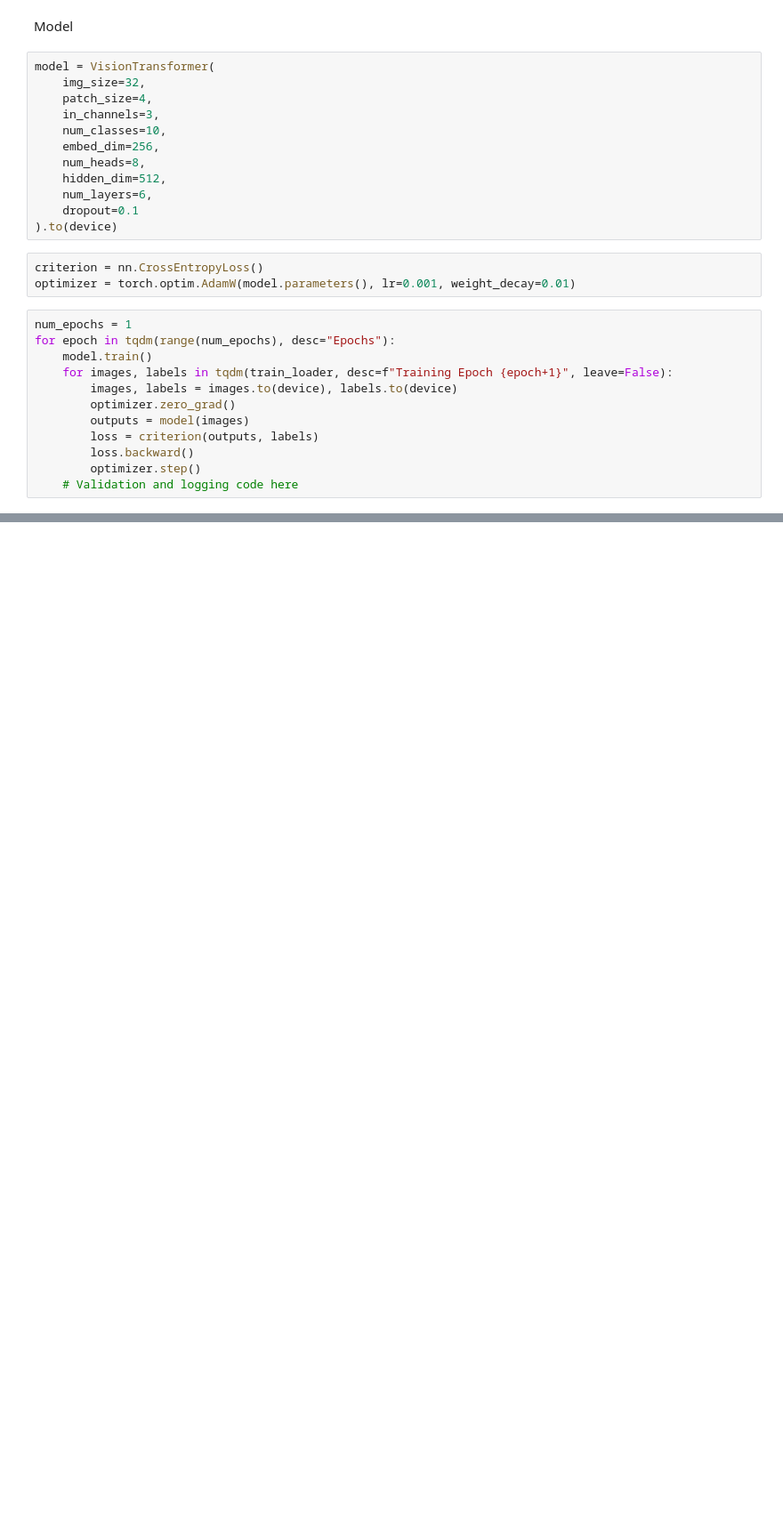
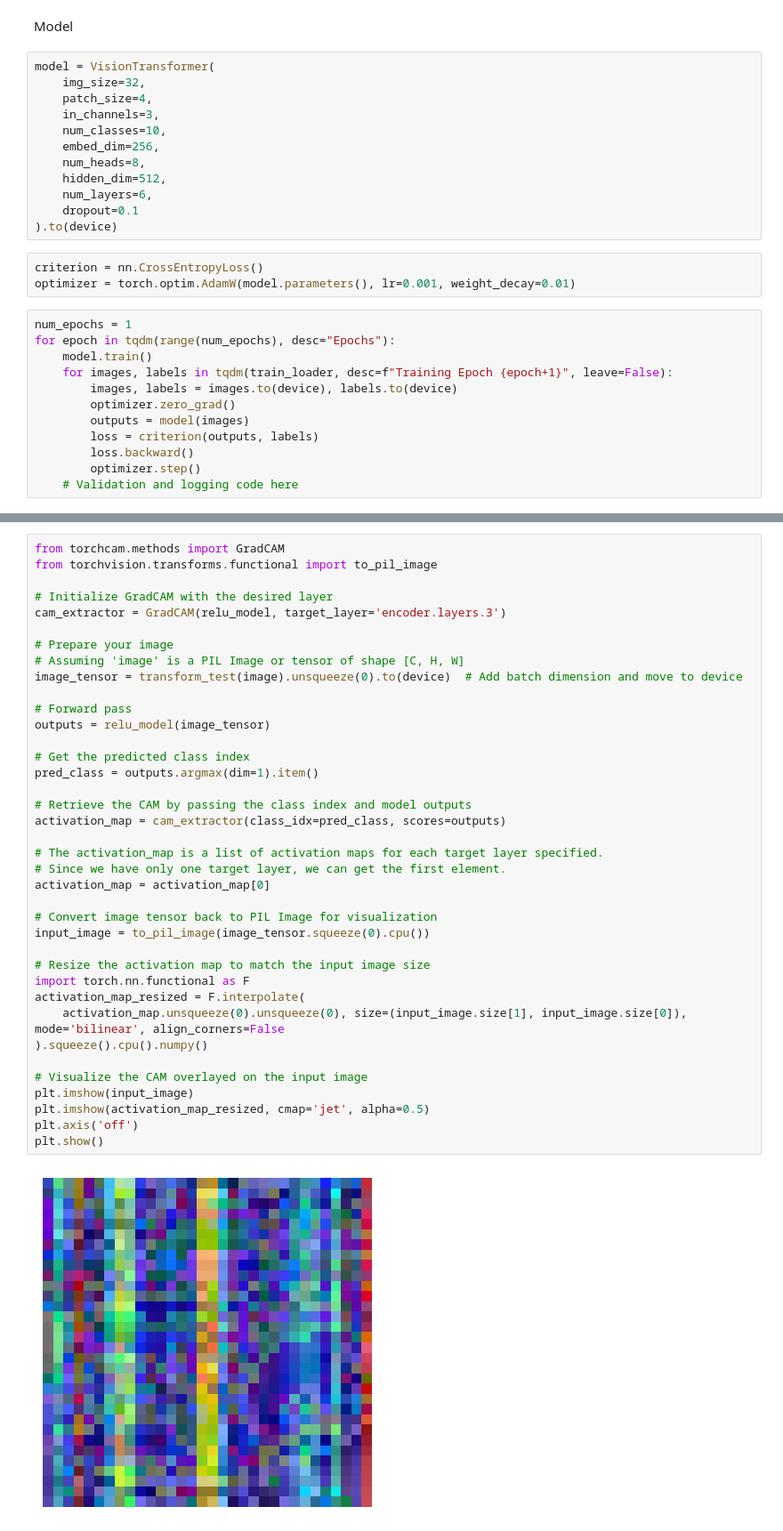
Before and after one commit to nutellapancake/Data_mining, a Jupyter notebook: notebooks/Data_loader.ipynb, the cells around one changed output, grey strips where cells are left out. Shown at 89% size. Saved outputs shown, nothing was run; the diff lists cells and outputs as text; blank space fills up the shorter version.

```diff
--- a/notebooks/Data_loader.ipynb
+++ b/notebooks/Data_loader.ipynb
@@ -76,0 +151,40 @@ for epoch in tqdm(range(num_epochs), desc="Epochs"):
+# %%
+from torchcam.methods import GradCAM
+from torchvision.transforms.functional import to_pil_image
+
+# Initialize GradCAM with the desired layer
+cam_extractor = GradCAM(relu_model, target_layer='encoder.layers.3')
+
+# Prepare your image
+# Assuming 'image' is a PIL Image or tensor of shape [C, H, W]
+image_tensor = transform_test(image).unsqueeze(0).to(device)  # Add batch dimension and move to device
+
+# Forward pass
+outputs = relu_model(image_tensor)
+
+# Get the predicted class index
+pred_class = outputs.argmax(dim=1).item()
+
+# Retrieve the CAM by passing the class index and model outputs
+activation_map = cam_extractor(class_idx=pred_class, scores=outputs)
+
+# The activation_map is a list of activation maps for each target layer specified.
+# Since we have only one target layer, we can get the first element.
+activation_map = activation_map[0]
+
+# Convert image tensor back to PIL Image for visualization
+input_image = to_pil_image(image_tensor.squeeze(0).cpu())
+
+# Resize the activation map to match the input image size
+import torch.nn.functional as F
+activation_map_resized = F.interpolate(
+    activation_map.unsqueeze(0).unsqueeze(0), size=(input_image.size[1], input_image.size[0]), mode='bilinear', align_corners=False
+).squeeze().cpu().numpy()
+
+# Visualize the CAM overlayed on the input image
+plt.imshow(input_image)
+plt.imshow(activation_map_resized, cmap='jet', alpha=0.5)
+plt.axis('off')
+plt.show()
+# %% [output]
+[figure, added]
```
Also changed, not shown: parts of 4 cells of this notebook, 5 other files.
